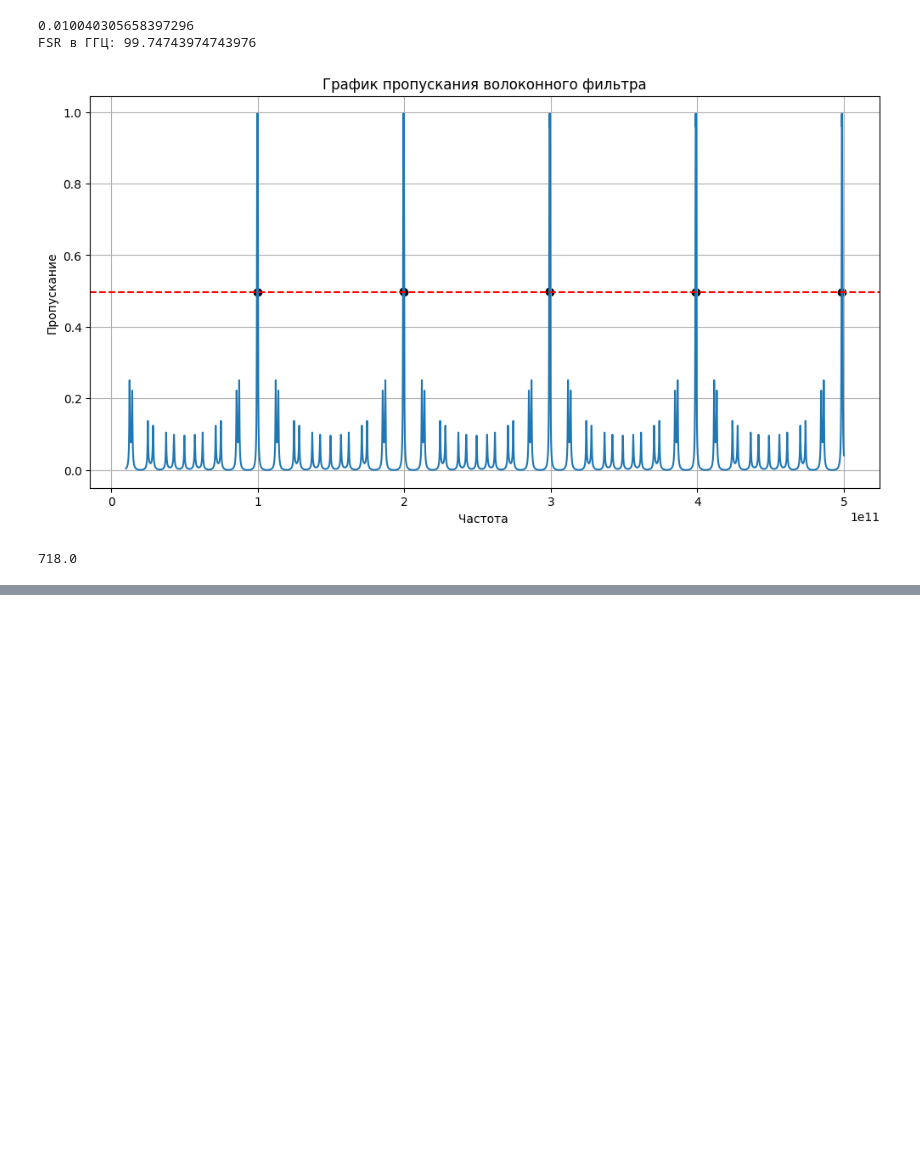
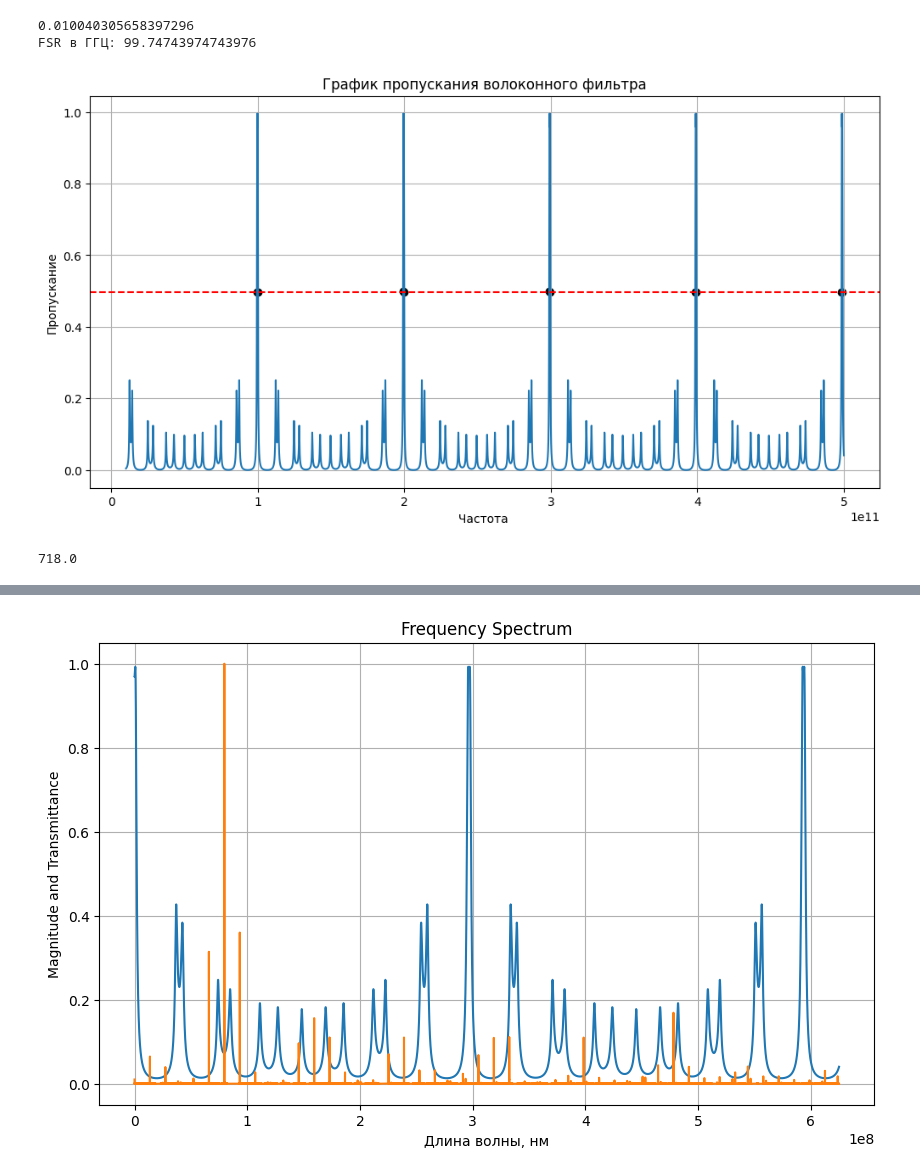
Before and after one commit to Orange-spearow/Finally_praktika, a Jupyter notebook: Подбор волоконных фильтров 4(можно поиграть с k).ipynb, the cells around one changed output, grey strips where cells are left out. Drawn from its saved outputs; the diff is of its cells as text; code cells hidden in the pictures; blank space fills up the shorter version.

```diff
--- a/Подбор волоконных фильтров 4(можно поиграть с k).ipynb
+++ b/Подбор волоконных фильтров 4(можно поиграть с k).ipynb
@@ -147,0 +242,90 @@ print(b(freq)/1e6)
+# %%
+import numpy as np
+from scipy.interpolate import interp1d
+import matplotlib.pyplot as plt
+from scipy.fft import fft, fftfreq
+import pandas as pd
+from scipy.signal import find_peaks
+df = pd.read_csv('50mks1mSA0.csv')
+#spectr1 = np.array(df.iloc[:,0])
+Spectr1 = np.array(df.iloc[:,1])
+spectr1 = np.linspace(1.4100E-04, 6.4100E-04, 625000)
+dt = spectr1[1] - spectr1[0]
+fft_signal = np.fft.fft(Spectr1)
+fft_signal = fft_signal[:len(fft_signal)//2-1]
+freq = np.fft.fftfreq(len(Spectr1), d = dt)
+freq = freq[freq>0]
+fft_signal_norm = np.abs(fft_signal)/max(abs(fft_signal))
+c = 3e8
+h = 1.550e-6
+
+f_Er = c/h
+#freq = freq - 80e6 + c/h
+
+FSR = 296.7000e6
+N = 7#7
+M = 8#8
+c = 3e8
+n = 1.46
+l = N * c / (n  * FSR)
+print("Длина первого кольца",l)
+L = M/N * l
+print("Длина второго кольца",L)
+k1 = k3 = 0.25
+k2 = 0.032
+#l = 4.300018
+#L = 4.914307
+T1 = n*l/c
+T2 = n*L/c
+α = 0.00018
+γ1 = np.exp(-α * l)
+γ2 = np.exp(-α * L)
+N = 7
+M = 8
+C1 = np.sqrt(1-k1)
+C2 = np.sqrt(1-k2)
+C3 = np.sqrt(1-k3)
+def t_filter_first(w):
+    z = np.exp(1j*w*2*np.pi*T1/N)
+    return  (1j * np.sqrt(γ1 * γ2 * k1 * k2 * k3) * np.sqrt(z**(-(N + M))))/(1 - C1 * C2 * γ1 * z**(-N) - C2 * C3 * γ2 * z**(-M)\
+        + C1 * C3 * γ1 * γ2 * z**(-(N + M)))
+def T_filter_first(freq):
+    result = []
+    for w in freq:
+        value = t_filter_first(w)
+        result.append(value)
+    return np.array(result)
+T_values = np.abs(T_filter_first(freq))
+peaks, _ = find_peaks(T_values)
+
+max_peak_index = peaks[np.argmax(T_values[peaks])]
+# Значение по оси x для максимального пика
+max_x_value = freq[max_peak_index]
+print(f'Пик пропускания находится в точке x = {max_x_value/1e9} ГГц')
+#print(max_x_value - (c/h + 2.0e6))
+#lambdasus = c/freq/1e-6
+plt.figure(figsize = (10,6))
+plt.plot(freq, T_values)
+#xlim(h/1e-6 - 0.1e-6, h/1e-6 + 0.1e-6)
+plt.plot(freq, np.abs(fft_signal_norm))
+#plt.axvline(x = c/h -0.35e6 , color = 'red', linestyle = '--')
+#plt.axvline(x = max_x_value  , color = 'red')
+#plt.axvline(x = c/h + 13.38e6, color = 'red', linestyle = '--')
+#plt.axvline(x = c/h - 14e6, color = 'red', linestyle = '--')
+#plt.xticks(np.arange(min(freq) , max(freq), 50e7))
+plt.xlabel('Длина волны, нм')
+plt.ylabel('Magnitude and Transmittance')
+plt.title('Frequency Spectrum')
+plt.grid()
+#plt.tight_layout()
+plt.figure(figsize = (10,6))
+plt.plot(freq, np.abs(fft_signal_norm))
+#plt.scatter( [c[0] for c in max_peaks],[c[1] for c in max_peaks], color='k')  # точки пересечения
+#plt.xlim(40e6, 120e6)  # отображение только положительных частот
+plt.xlabel('Длина волны, нм')
+plt.ylabel('Magnitude and Transmittance')
+plt.title('Frequency Spectrum')
+plt.grid(True)
+plt.tight_layout()
+plt.show()
+# %% [output]
@@ -147,0 +335 @@ print(b(freq)/1e6)
+[figure, added]
```
Also changed, not shown: parts of 2 cells of this notebook.
